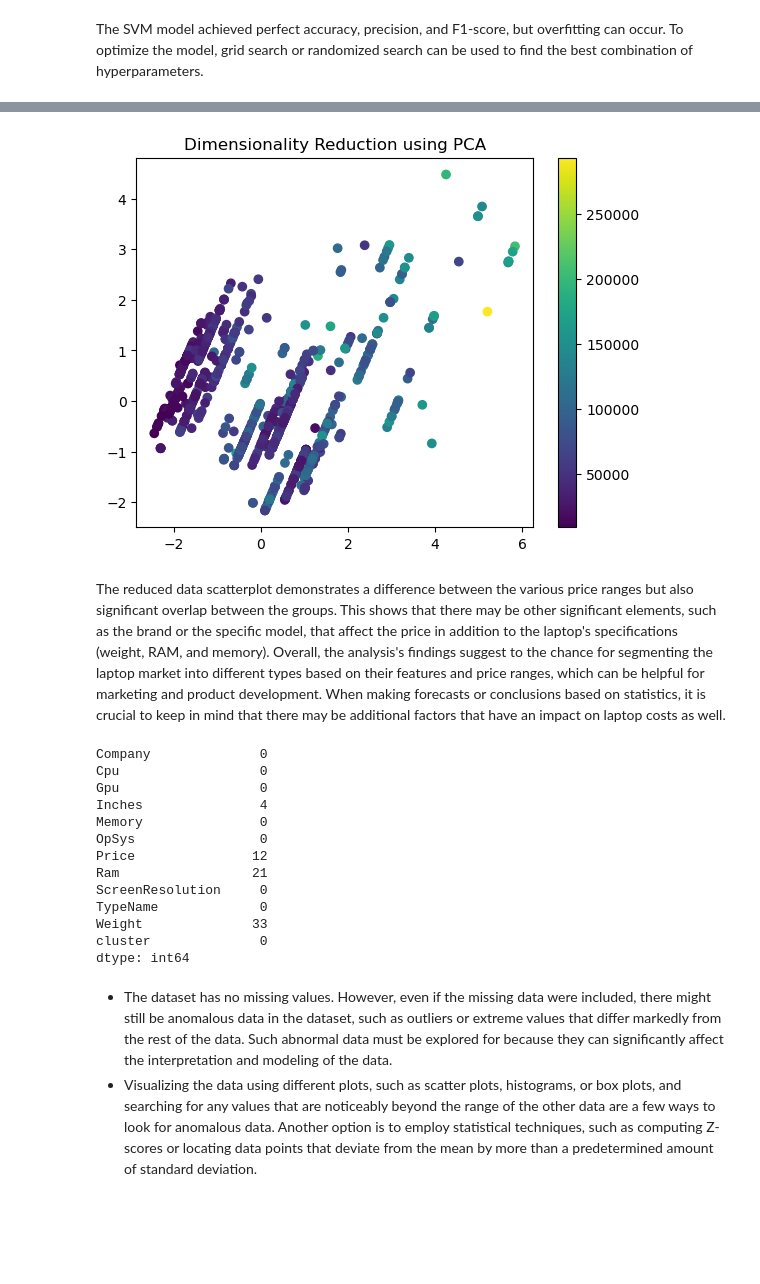
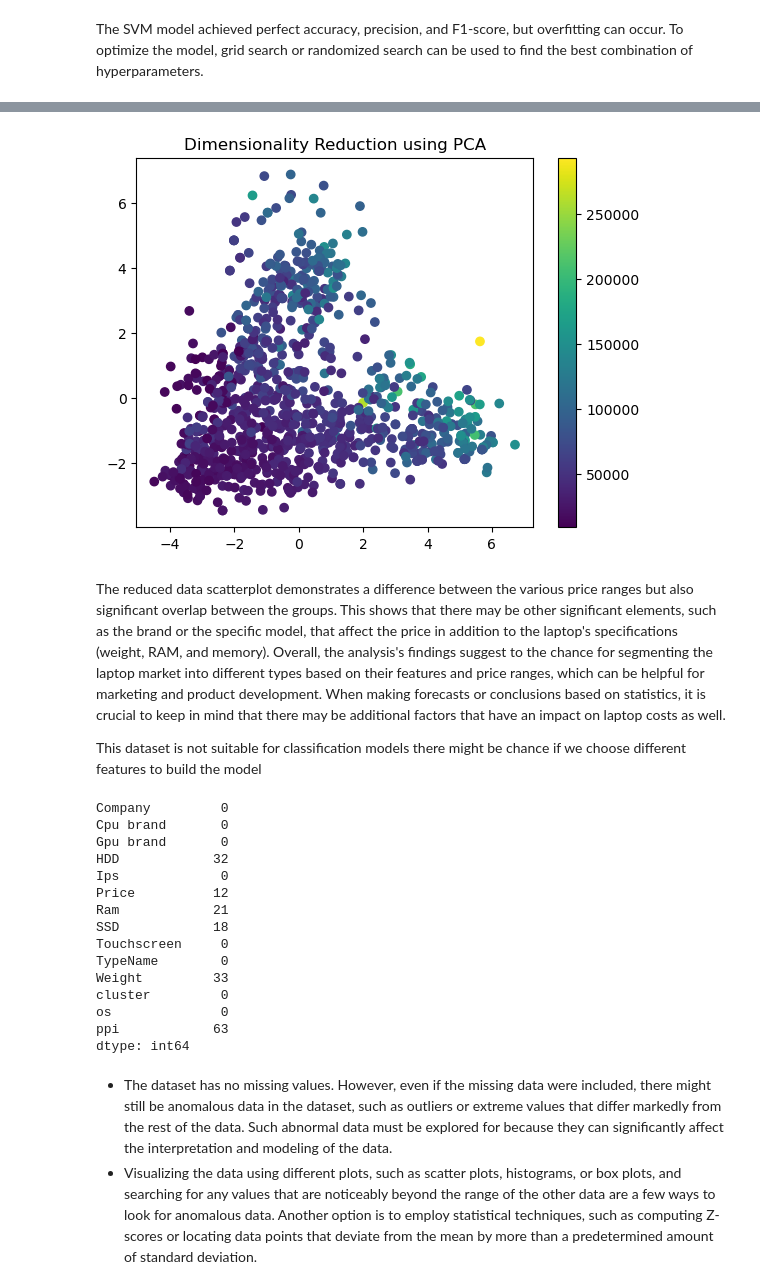
Before and after one commit to jaichandm/project-s23-machine-learning, a Jupyter notebook: classification.ipynb, the cells around one changed output, grey strips where cells are left out. Cells and saved outputs as stored; diff of their text form; code cells hidden in the pictures; blank space fills up the shorter version.

```diff
--- a/classification.ipynb
+++ b/classification.ipynb
@@ -110,28 +92,14 @@ import matplotlib.pyplot as plt
 from sklearn.cluster import KMeans
 from sklearn.preprocessing import StandardScaler
 import seaborn as sns
+from sklearn.pipeline import Pipeline, FeatureUnion
+from sklearn.preprocessing import OneHotEncoder, StandardScaler
 
-
-url = 'https://raw.githubusercontent.com/jaichandm/personal/main/laptop_data_cleaned.csv'
-laptop_df = pd.read_csv(url)
-
-print(laptop_df.isnull().sum())
-laptop_df = laptop_df.dropna()
-
-print(laptop_df.duplicated().sum())
-
-laptop_df = laptop_df.drop_duplicates()
-
-laptop_df['Ram'] = laptop_df['Ram'].str.extract('(\d+)').astype(float)
-
-laptop_df['Memory'] = laptop_df['Memory'].str.extract('(\d+)').astype(float)
-
-laptop_df['Weight'] = laptop_df['Weight'].str.replace('kg', '').astype(float)
-
-X = laptop_df[['Weight', 'Ram', 'Memory', 'Price']]
+oneHotEn = OneHotEncoder(sparse=False,drop='first')
+X_en = oneHotEn.fit_transform(X)
 
 scaler = StandardScaler()
-X_scaled = scaler.fit_transform(X)
+X_scaled = scaler.fit_transform(X_en)
 
 wcss = []
 for i in range(1, 11):
@@ -149,8 +117,7 @@ clusterMeans.fit(X_scaled)
 
 laptop_df['cluster'] = clusterMeans.labels_
 
-
-for x in ['Weight', 'Ram', 'Memory']:
+for x in [col for col in laptop_df.columns if col != 'Price']:
     sns.scatterplot(data=laptop_df, x=x, y='Price', hue='cluster')
     plt.title(f'K-Means Clustering for {x}')
     plt.show()
@@ -175,51 +139,53 @@ dtype: int64
 # %%
 from sklearn.preprocessing import StandardScaler
 from sklearn.decomposition import PCA
 from sklearn.model_selection import train_test_split
 import matplotlib.pyplot as plt
 
-X = laptop_df[['Weight', 'Ram', 'Memory', 'cluster']]
 y = laptop_df['Price']
-X_train, X_test, y_train, y_test = train_test_split(X, y, test_size=0.2, random_state=42)
+X_train,X_test,y_train,y_test = train_test_split(X_en,y,test_size=0.2,random_state=128)
 
 scaler = StandardScaler()
 X_train_scaled = scaler.fit_transform(X_train)
 X_test_scaled = scaler.transform(X_test)
 
 pca = PCA(n_components=2)
 X_train_pca = pca.fit_transform(X_train_scaled)
 X_test_pca = pca.transform(X_test_scaled)
 
 plt.scatter(X_train_pca[:, 0], X_train_pca[:, 1], c=y_train)
 plt.colorbar()
 plt.title('Dimensionality Reduction using PCA')
 plt.show()
 # %% [output]
-[figure, old version]
+[figure, new version]
 # %% [markdown]
 The reduced data scatterplot demonstrates a difference between the various price ranges but also significant overlap between the groups. This shows that there may be other significant elements, such as the brand or the specific model, that affect the price in addition to the laptop's specifications (weight, RAM, and memory).
 Overall, the analysis's findings suggest to the chance for segmenting the laptop market into different types based on their features and price ranges, which can be helpful for marketing and product development. When making forecasts or conclusions based on statistics, it is crucial to keep in mind that there may be additional factors that have an impact on laptop costs as well.
+
+This dataset is not suitable for classification models there might be chance if we choose different features to build the model
 # %%
 import numpy as np
-laptop_df = laptop_df.dropna()
 z_scores = np.abs((laptop_df - laptop_df.mean()) / laptop_df.std())
 
 outliers = z_scores > 3
 
 print(outliers.sum())
 # %% [output]
-Company              0
-Cpu                  0
-Gpu                  0
-Inches               4
-Memory               0
-OpSys                0
-Price               12
-Ram                 21
-ScreenResolution     0
-TypeName             0
-Weight              33
-cluster              0
+Company         0
+Cpu brand       0
+Gpu brand       0
+HDD            32
+Ips             0
+Price          12
+Ram            21
+SSD            18
+Touchscreen     0
+TypeName        0
+Weight         33
+cluster         0
+os              0
+ppi            63
 dtype: int64
 # %% [markdown]
 * The dataset has no missing values. However, even if the missing data were included, there might still be anomalous data in the dataset, such as outliers or extreme values that differ markedly from the rest of the data. Such abnormal data must be explored for because they can significantly affect the interpretation and modeling of the data.
```
Also changed, not shown: parts of 10 cells of this notebook, 11 other files.
